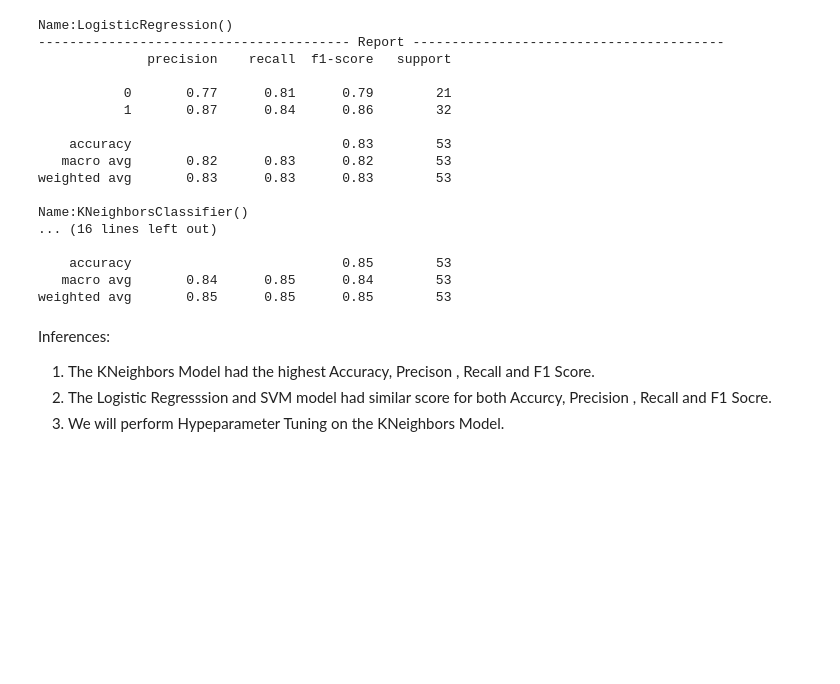
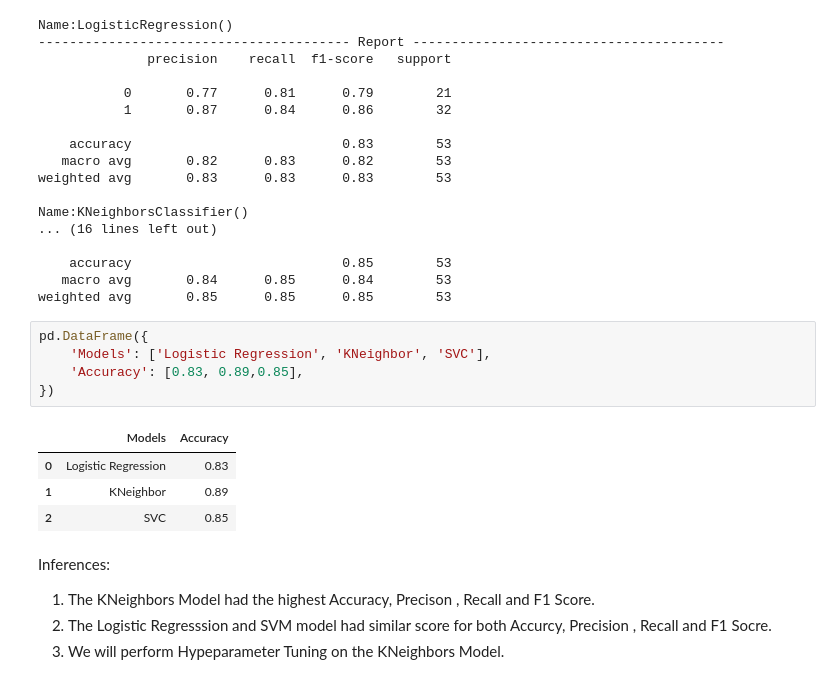
Before and after one commit to mideyolu/Heart-Disease-Prediction, a Jupyter notebook: notebook/notebook.ipynb, the cells around one changed output. Saved outputs shown, nothing was run; the diff lists cells and outputs as text; blank space fills up the shorter version.

```diff
--- a/notebook/notebook.ipynb
+++ b/notebook/notebook.ipynb
@@ -569,6 +569,16 @@ Name:KNeighborsClassifier()
     accuracy                           0.85        53
    macro avg       0.84      0.85      0.84        53
 weighted avg       0.85      0.85      0.85        53
+# %%
+pd.DataFrame({
+    'Models': ['Logistic Regression', 'KNeighbor', 'SVC'],
+    'Accuracy': [0.83, 0.89,0.85],
+})
+# %% [output]
+|  | Models | Accuracy |
+| 0 | Logistic Regression | 0.83 |
+| 1 | KNeighbor | 0.89 |
+| 2 | SVC | 0.85 |
 # %% [markdown]
 Inferences:
 1. The KNeighbors Model had the highest Accuracy, Precison , Recall and F1 Score.
```
Also changed, not shown: parts of 1 cell of this notebook, 3 other files.
